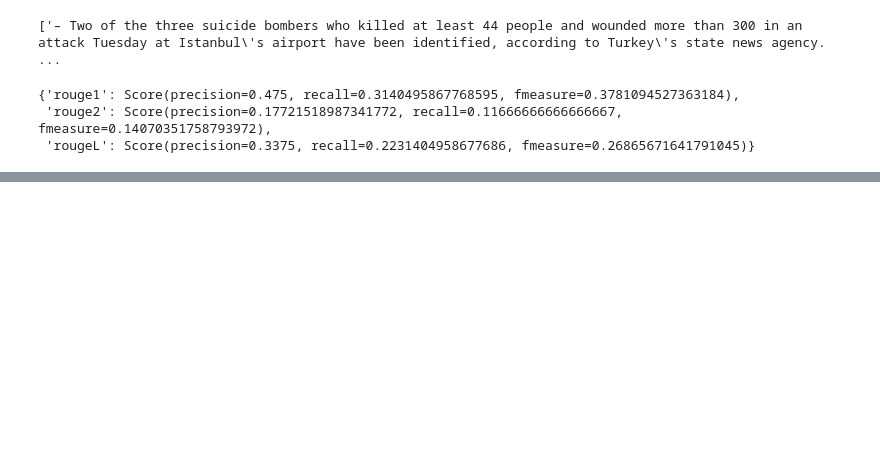
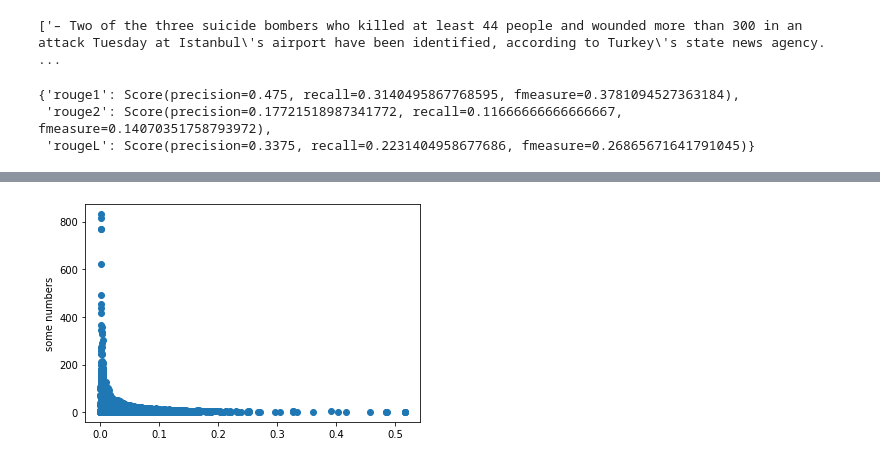
Before and after one commit to Kaiwen-d/DSGA_1006_capstone, a Jupyter notebook: notebooks/pegasus.ipynb, the cells around one changed output, grey strips where cells are left out. Cells and saved outputs as stored; diff of their text form; code cells hidden in the pictures; blank space fills up the shorter version.

```diff
--- a/notebooks/pegasus.ipynb
+++ b/notebooks/pegasus.ipynb
@@ -199,0 +203,6 @@ for i in test['clustered_scores']:
+# %%
+plt.scatter(c_score,c_len)
+plt.ylabel('some numbers')
+plt.show()
+# %% [output]
+[figure, added]
```
Also changed, not shown: parts of 27 cells of this notebook.
